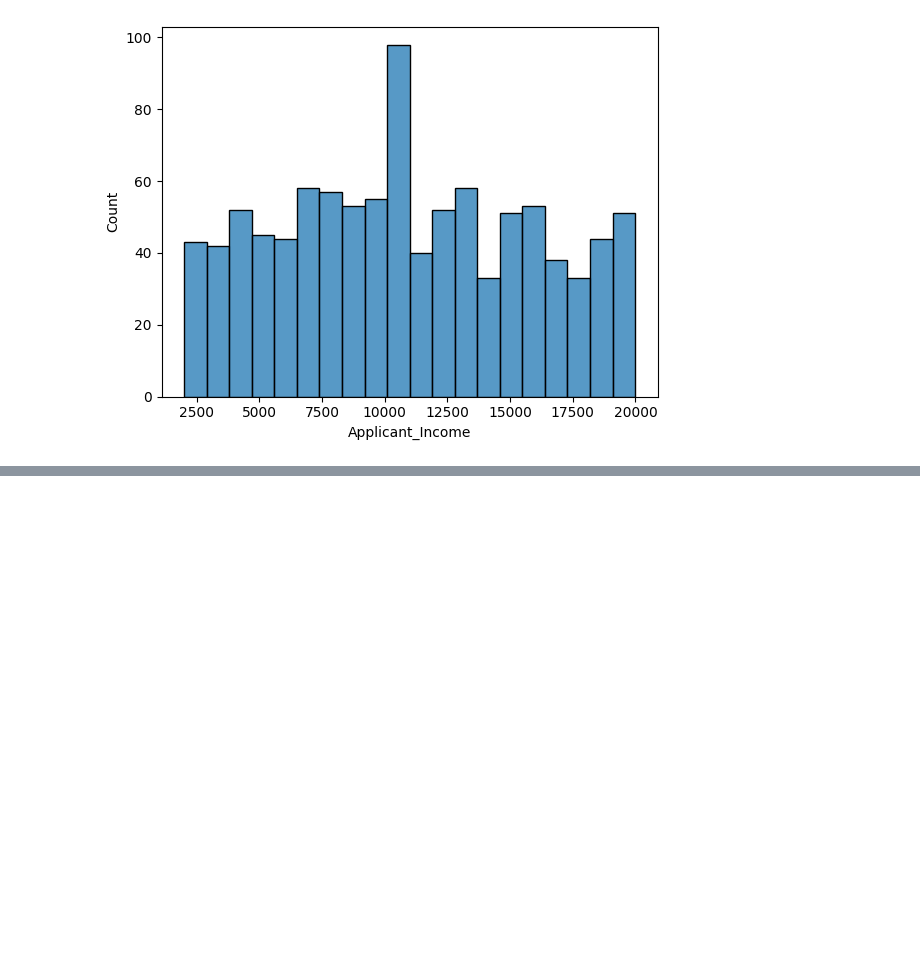
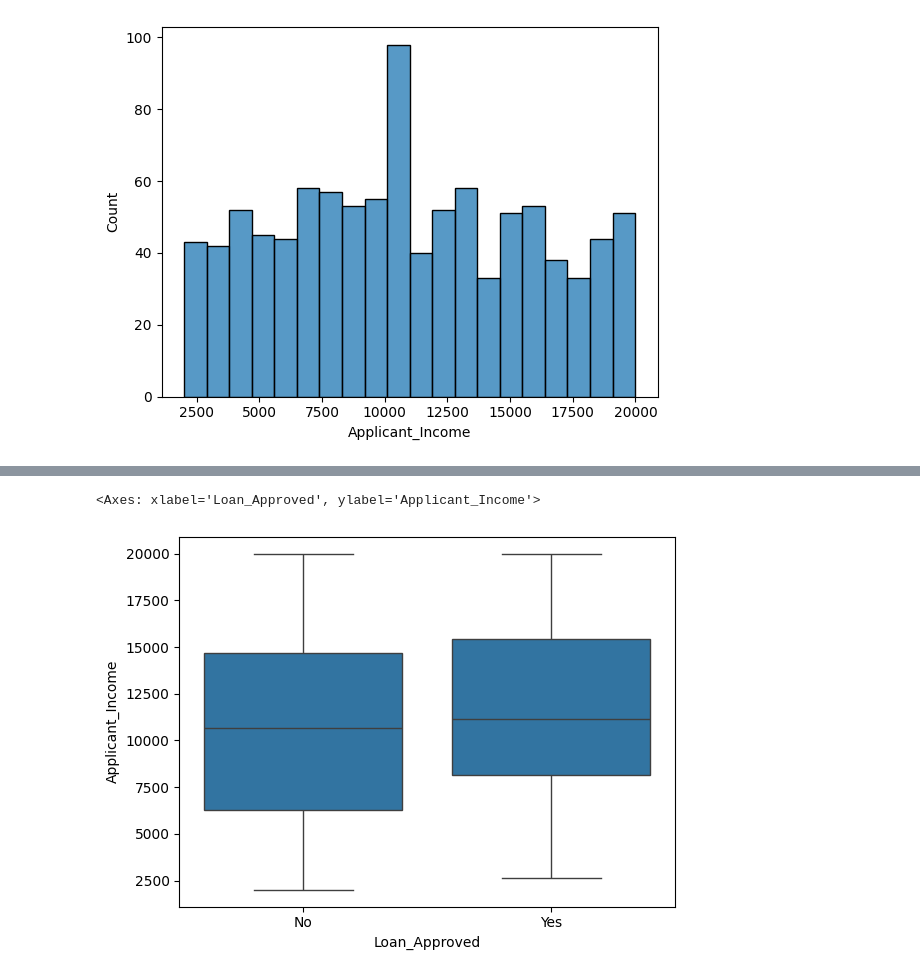
Before and after one commit to FatimaAjmal89/CreditWise_Loan_System, a Jupyter notebook: project.ipynb, the cells around one changed output, grey strips where cells are left out. Cells and saved outputs as stored; diff of their text form; code cells hidden in the pictures; blank space fills up the shorter version.

```diff
--- a/project.ipynb
+++ b/project.ipynb
@@ -111,0 +122,10 @@ sns.histplot(
+# %%
+sns.boxplot(
+   data = LOAN_DF,
+    x="Loan_Approved",
+    y = "Applicant_Income"
+
+)
+# %% [output]
+<Axes: xlabel='Loan_Approved', ylabel='Applicant_Income'>
+[figure, added]
```
Also changed, not shown: parts of 2 cells of this notebook.
